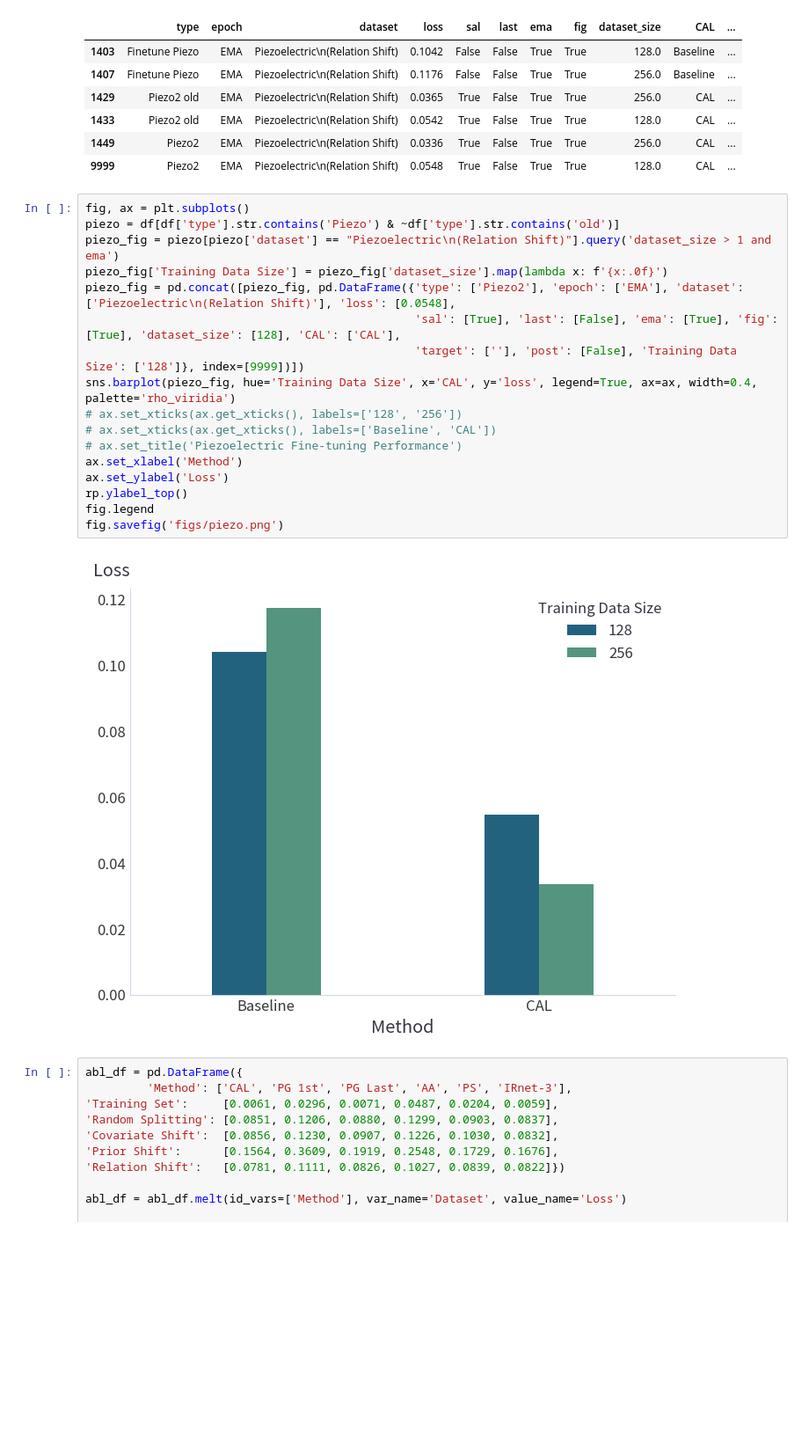
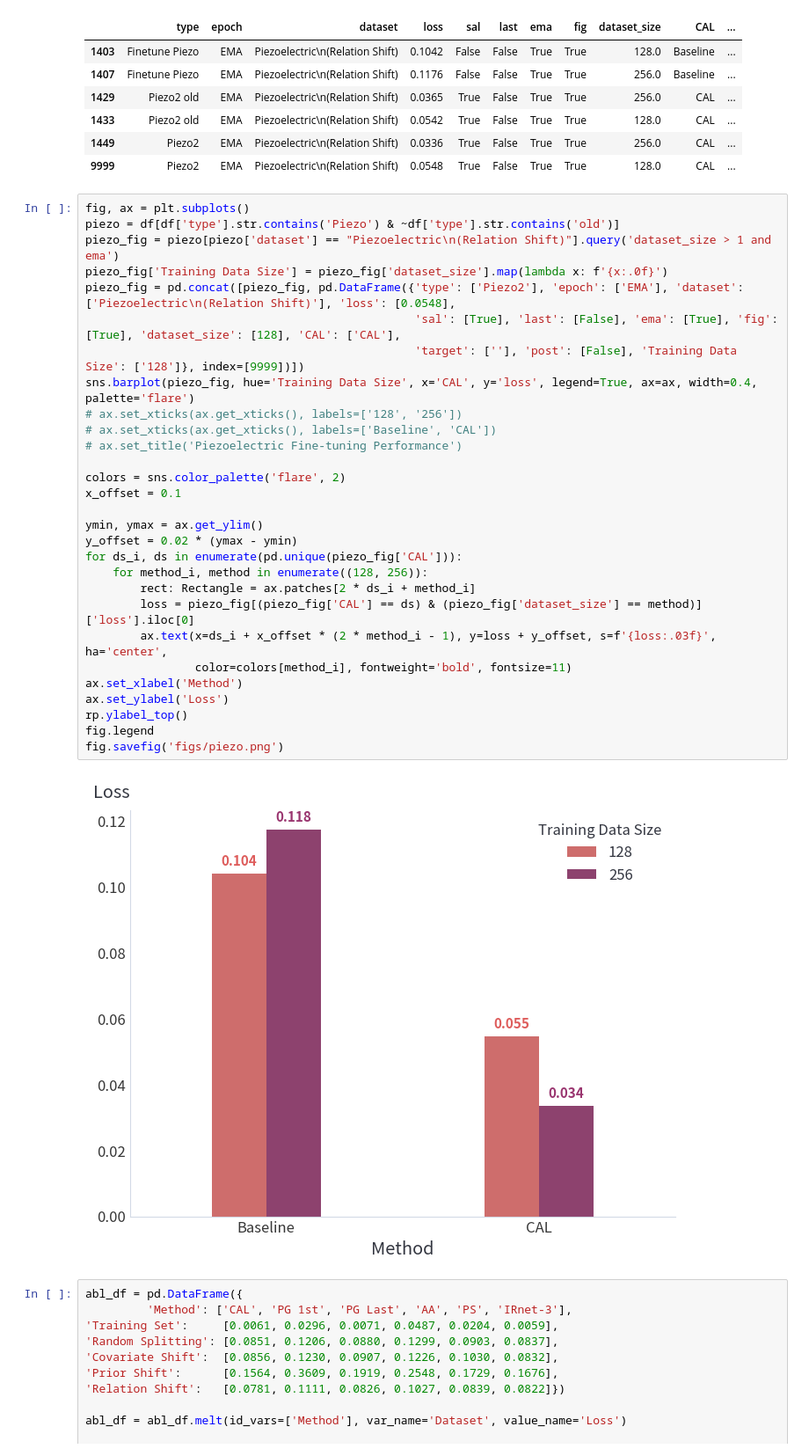
Before and after one commit to nicholas-miklaucic/ood-materials, a Jupyter notebook: paper-visuals.ipynb, the cells around one changed output. Shown at 88% size. Cells and saved outputs as stored; diff of their text form; blank space fills up the shorter version.

```diff
--- a/paper-visuals.ipynb
+++ b/paper-visuals.ipynb
@@ -398,22 +419,34 @@ piezo_fig
 # %%
 fig, ax = plt.subplots()
 piezo = df[df['type'].str.contains('Piezo') & ~df['type'].str.contains('old')]
 piezo_fig = piezo[piezo['dataset'] == "Piezoelectric\n(Relation Shift)"].query('dataset_size > 1 and ema')
 piezo_fig['Training Data Size'] = piezo_fig['dataset_size'].map(lambda x: f'{x:.0f}')
 piezo_fig = pd.concat([piezo_fig, pd.DataFrame({'type': ['Piezo2'], 'epoch': ['EMA'], 'dataset': ['Piezoelectric\n(Relation Shift)'], 'loss': [0.0548],
                                                 'sal': [True], 'last': [False], 'ema': [True], 'fig': [True], 'dataset_size': [128], 'CAL': ['CAL'],
                                                 'target': [''], 'post': [False], 'Training Data Size': ['128']}, index=[9999])])
-sns.barplot(piezo_fig, hue='Training Data Size', x='CAL', y='loss', legend=True, ax=ax, width=0.4, palette='rho_viridia')
+sns.barplot(piezo_fig, hue='Training Data Size', x='CAL', y='loss', legend=True, ax=ax, width=0.4, palette='flare')
 # ax.set_xticks(ax.get_xticks(), labels=['128', '256'])
 # ax.set_xticks(ax.get_xticks(), labels=['Baseline', 'CAL'])
 # ax.set_title('Piezoelectric Fine-tuning Performance')
+
+colors = sns.color_palette('flare', 2)
+x_offset = 0.1
+
+ymin, ymax = ax.get_ylim()
+y_offset = 0.02 * (ymax - ymin)
+for ds_i, ds in enumerate(pd.unique(piezo_fig['CAL'])):
+    for method_i, method in enumerate((128, 256)):
+        rect: Rectangle = ax.patches[2 * ds_i + method_i]
+        loss = piezo_fig[(piezo_fig['CAL'] == ds) & (piezo_fig['dataset_size'] == method)]['loss'].iloc[0]
+        ax.text(x=ds_i + x_offset * (2 * method_i - 1), y=loss + y_offset, s=f'{loss:.03f}', ha='center',
+                color=colors[method_i], fontweight='bold', fontsize=11)
 ax.set_xlabel('Method')
 ax.set_ylabel('Loss')
 rp.ylabel_top()
 fig.legend
 fig.savefig('figs/piezo.png')
 # %% [output]
-[figure, old version]
+[figure, new version]
 # %%
 abl_df = pd.DataFrame({
          'Method': ['CAL', 'PG 1st', 'PG Last', 'AA', 'PS', 'IRnet-3'],
```
Also changed, not shown: parts of 3 cells of this notebook, 6 other files.
